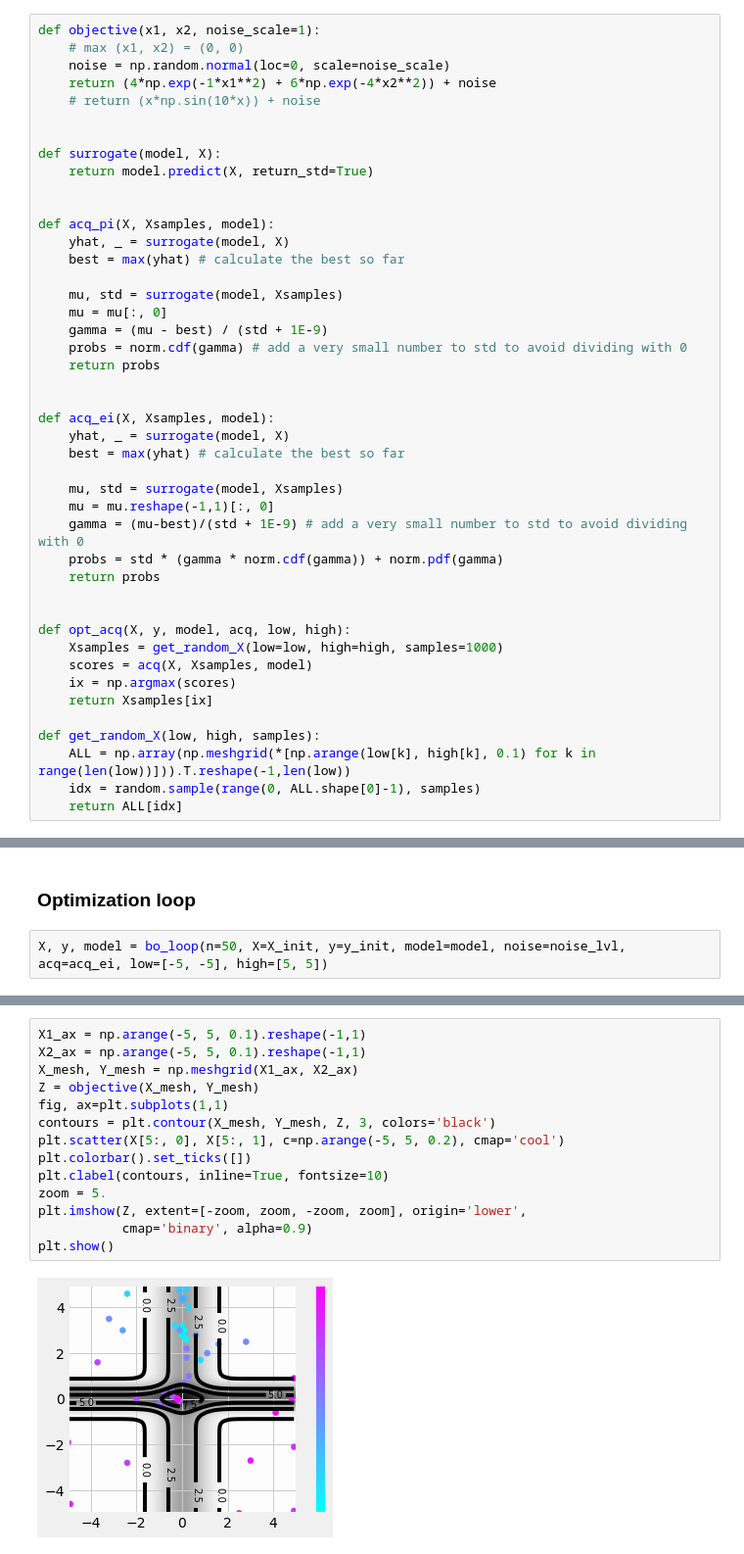
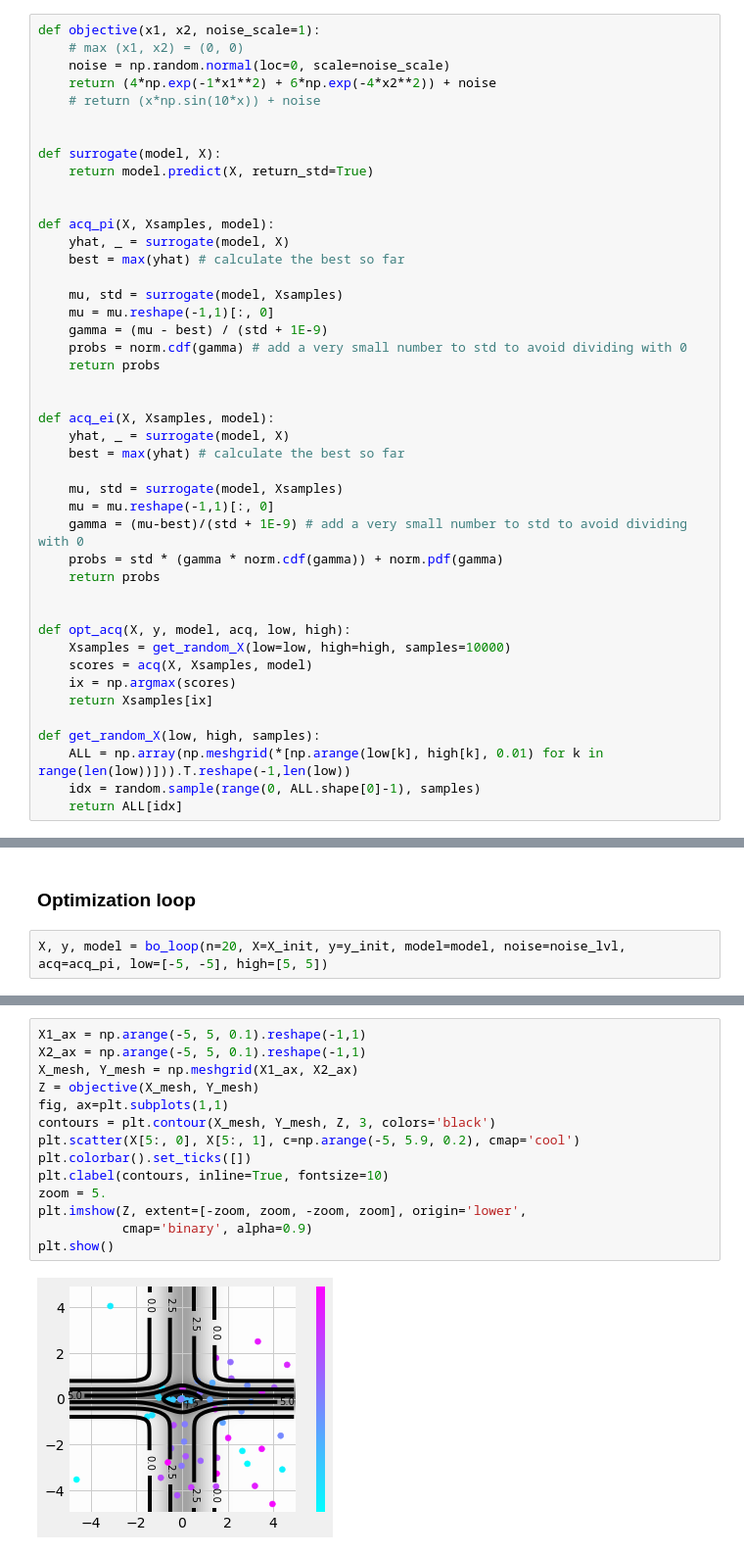
Before and after one commit to TedOiler/bayes_opt_system, a Jupyter notebook: bo/Notebooks/3.BO-2D-sklearn.ipynb, the cells around one changed output, grey strips where cells are left out. Shown: that part at 98% size. Cells and saved outputs as stored; diff of their text form.

```diff
--- a/bo/Notebooks/3.BO-2D-sklearn.ipynb
+++ b/bo/Notebooks/3.BO-2D-sklearn.ipynb
@@ -81,7 +81,7 @@ def acq_pi(X, Xsamples, model):
     best = max(yhat) # calculate the best so far
 
     mu, std = surrogate(model, Xsamples)
-    mu = mu[:, 0]
+    mu = mu.reshape(-1,1)[:, 0]
     gamma = (mu - best) / (std + 1E-9)
     probs = norm.cdf(gamma) # add a very small number to std to avoid dividing with 0
     return probs
@@ -99,13 +99,13 @@ def acq_ei(X, Xsamples, model):
 
 
 def opt_acq(X, y, model, acq, low, high):
-    Xsamples = get_random_X(low=low, high=high, samples=1000)
+    Xsamples = get_random_X(low=low, high=high, samples=10000)
     scores = acq(X, Xsamples, model)
     ix = np.argmax(scores)
     return Xsamples[ix]
 
 def get_random_X(low, high, samples):
-    ALL = np.array(np.meshgrid(*[np.arange(low[k], high[k], 0.1) for k in range(len(low))])).T.reshape(-1,len(low))
+    ALL = np.array(np.meshgrid(*[np.arange(low[k], high[k], 0.01) for k in range(len(low))])).T.reshape(-1,len(low))
     idx = random.sample(range(0, ALL.shape[0]-1), samples)
     return ALL[idx]
 # %% [markdown]
@@ -151,7 +151,7 @@ array([[0.01388502],
 # %% [markdown]
 ### Optimization loop
 # %%
-X, y, model = bo_loop(n=50, X=X_init, y=y_init, model=model, noise=noise_lvl, acq=acq_ei, low=[-5, -5], high=[5, 5])
+X, y, model = bo_loop(n=20, X=X_init, y=y_init, model=model, noise=noise_lvl, acq=acq_pi, low=[-5, -5], high=[5, 5])
 # %%
 print(np.round(X[np.argmax(y)],2))
 print(y[np.argmax(y)])
@@ -161,16 +181,16 @@ print(y[np.argmax(y)])
 # %%
 X1_ax = np.arange(-5, 5, 0.1).reshape(-1,1)
 X2_ax = np.arange(-5, 5, 0.1).reshape(-1,1)
 X_mesh, Y_mesh = np.meshgrid(X1_ax, X2_ax)
 Z = objective(X_mesh, Y_mesh)
 fig, ax=plt.subplots(1,1)
 contours = plt.contour(X_mesh, Y_mesh, Z, 3, colors='black')
-plt.scatter(X[5:, 0], X[5:, 1], c=np.arange(-5, 5, 0.2), cmap='cool')
+plt.scatter(X[5:, 0], X[5:, 1], c=np.arange(-5, 5.9, 0.2), cmap='cool')
 plt.colorbar().set_ticks([])
 plt.clabel(contours, inline=True, fontsize=10)
 zoom = 5.
 plt.imshow(Z, extent=[-zoom, zoom, -zoom, zoom], origin='lower',
            cmap='binary', alpha=0.9)
 plt.show()
 # %% [output]
-[figure, old version]
+[figure, new version]
```
Also changed, not shown: parts of 3 cells of this notebook, 7 other files.
